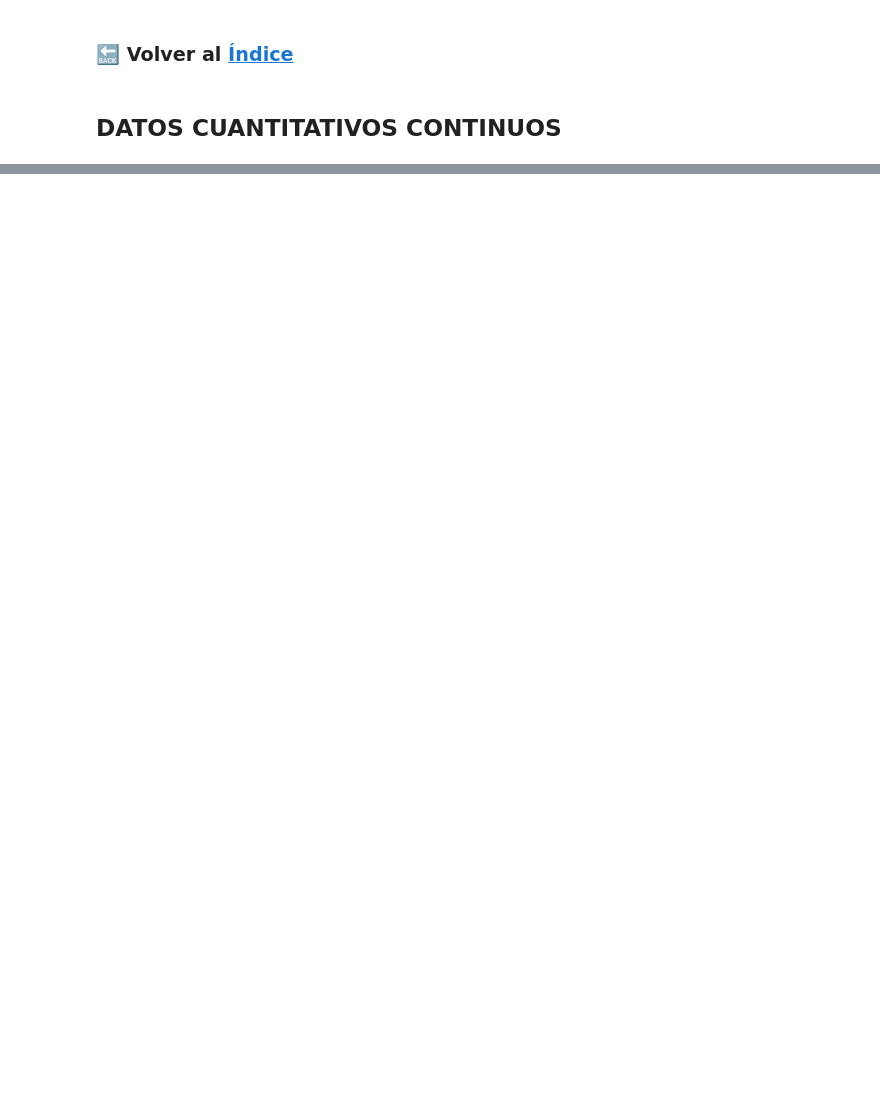
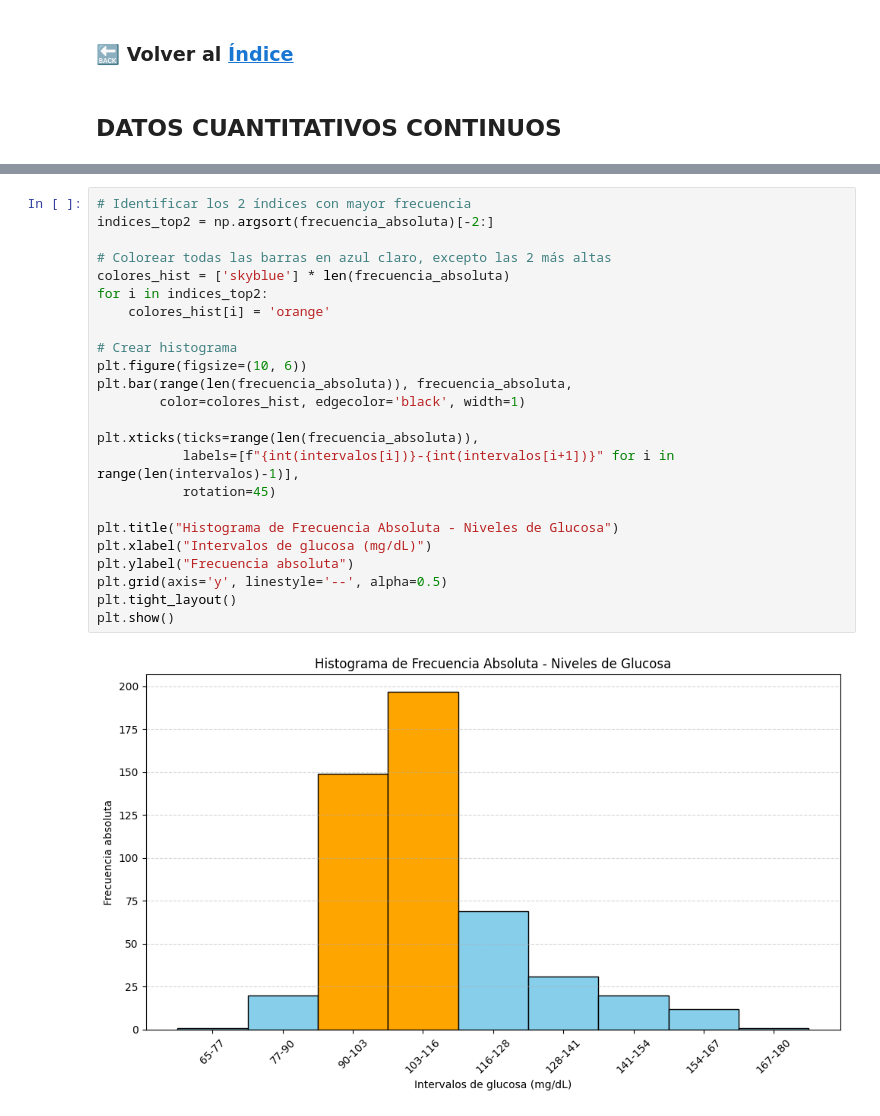
Before and after one commit to D1egoXD/Tablas_Frecuencias, a Jupyter notebook: datos_cuantitativos_continuos.ipynb, the cells around one changed output, grey strips where cells are left out. Saved outputs shown, nothing was run; the diff lists cells and outputs as text; blank space fills up the shorter version.

```diff
--- a/datos_cuantitativos_continuos.ipynb
+++ b/datos_cuantitativos_continuos.ipynb
@@ -140,0 +121,26 @@ plt.show()
+# %%
+# Identificar los 2 índices con mayor frecuencia
+indices_top2 = np.argsort(frecuencia_absoluta)[-2:]
+
+# Colorear todas las barras en azul claro, excepto las 2 más altas
+colores_hist = ['skyblue'] * len(frecuencia_absoluta)
+for i in indices_top2:
+    colores_hist[i] = 'orange'
+
+# Crear histograma
+plt.figure(figsize=(10, 6))
+plt.bar(range(len(frecuencia_absoluta)), frecuencia_absoluta,
+        color=colores_hist, edgecolor='black', width=1)
+
+plt.xticks(ticks=range(len(frecuencia_absoluta)),
+           labels=[f"{int(intervalos[i])}-{int(intervalos[i+1])}" for i in range(len(intervalos)-1)],
+           rotation=45)
+
+plt.title("Histograma de Frecuencia Absoluta - Niveles de Glucosa")
+plt.xlabel("Intervalos de glucosa (mg/dL)")
+plt.ylabel("Frecuencia absoluta")
+plt.grid(axis='y', linestyle='--', alpha=0.5)
+plt.tight_layout()
+plt.show()
+# %% [output]
+[figure, added]
```
Also changed, not shown: parts of 23 cells of this notebook.
